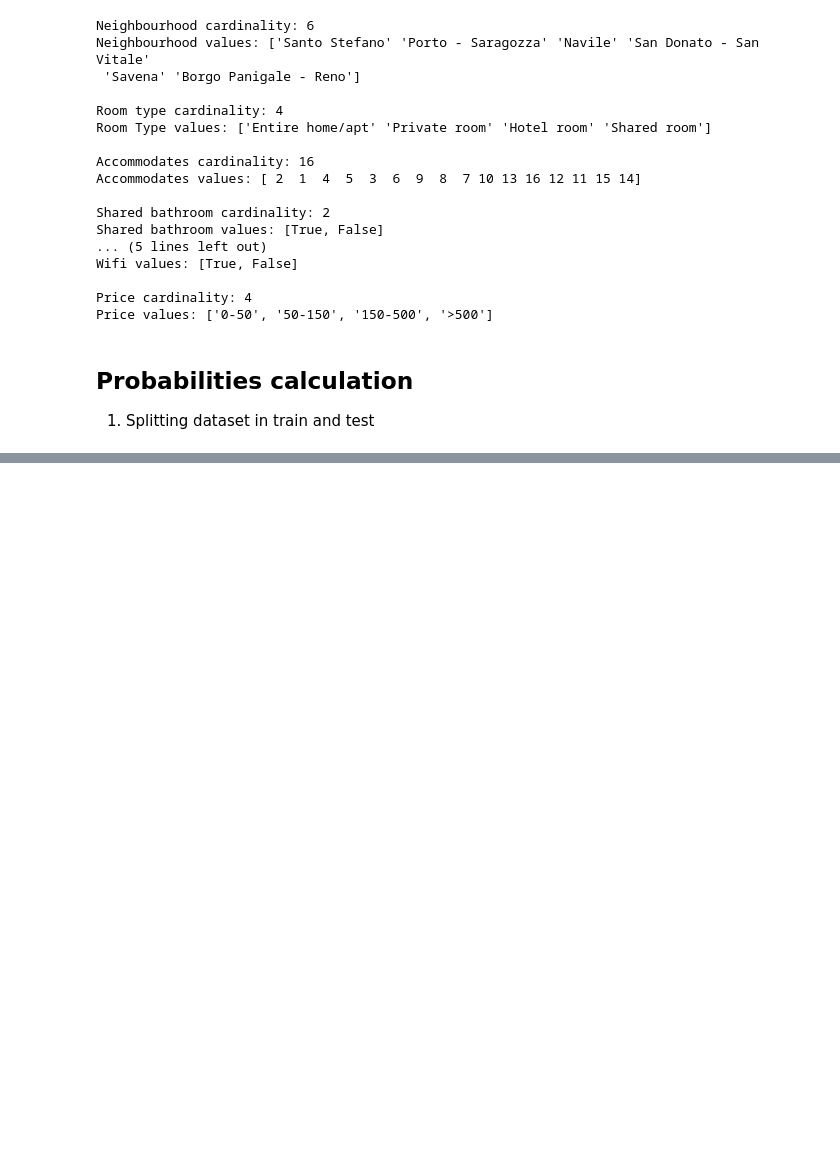
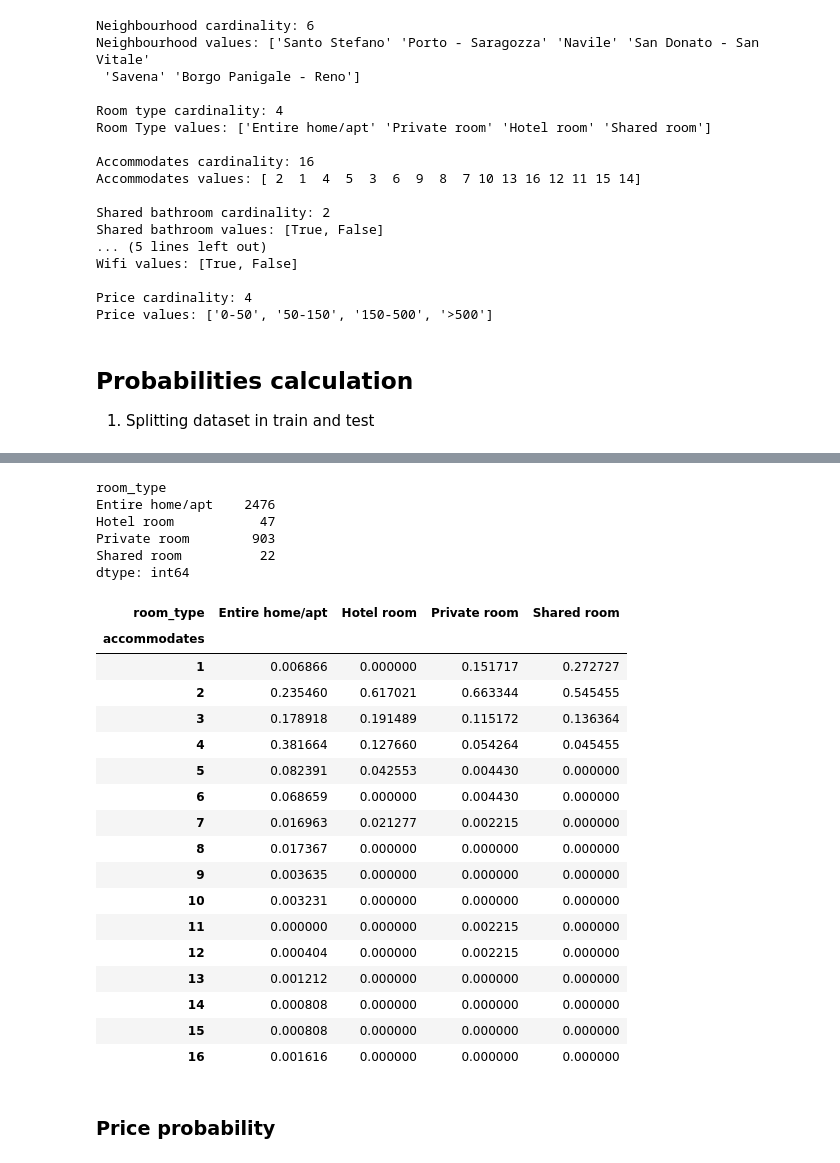
Before and after one commit to Chavelanda/Airbnb-Bayesian-Network, a Jupyter notebook: airbnb_network.ipynb, the cells around one changed output, grey strips where cells are left out. Drawn from its saved outputs; the diff is of its cells as text; code cells hidden in the pictures; blank space fills up the shorter version.

```diff
--- a/airbnb_network.ipynb
+++ b/airbnb_network.ipynb
@@ -157,0 +307,3 @@ Price values: ['0-50', '50-150', '150-500', '>500']
+# %%
+accommodates_roomtype_count = listings_cleaned.groupby(['accommodates', 'room_type']).size()
+accommodates_roomtype_count
@@ -157,0 +328,34 @@ Price values: ['0-50', '50-150', '150-500', '>500']
+# %%
+roomtype_count = listings_cleaned.groupby(['room_type']).size()
+roomtype_count
+# %% [output]
+room_type
+Entire home/apt    2476
+Hotel room           47
+Private room        903
+Shared room          22
+dtype: int64
+# %%
+accommodates_prob = (accommodates_roomtype_count / roomtype_count).unstack(fill_value=0)
+display(accommodates_prob)
+# %% [output]
+| room_type | Entire home/apt | Hotel room | Private room | Shared room |
+| accommodates |  |  |  |  |
+| 1 | 0.006866 | 0.000000 | 0.151717 | 0.272727 |
+| 2 | 0.235460 | 0.617021 | 0.663344 | 0.545455 |
+| 3 | 0.178918 | 0.191489 | 0.115172 | 0.136364 |
+| 4 | 0.381664 | 0.127660 | 0.054264 | 0.045455 |
+| 5 | 0.082391 | 0.042553 | 0.004430 | 0.000000 |
+| 6 | 0.068659 | 0.000000 | 0.004430 | 0.000000 |
+| 7 | 0.016963 | 0.021277 | 0.002215 | 0.000000 |
+| 8 | 0.017367 | 0.000000 | 0.000000 | 0.000000 |
+| 9 | 0.003635 | 0.000000 | 0.000000 | 0.000000 |
+| 10 | 0.003231 | 0.000000 | 0.000000 | 0.000000 |
+| 11 | 0.000000 | 0.000000 | 0.002215 | 0.000000 |
+| 12 | 0.000404 | 0.000000 | 0.002215 | 0.000000 |
+| 13 | 0.001212 | 0.000000 | 0.000000 | 0.000000 |
+| 14 | 0.000808 | 0.000000 | 0.000000 | 0.000000 |
+| 15 | 0.000808 | 0.000000 | 0.000000 | 0.000000 |
+| 16 | 0.001616 | 0.000000 | 0.000000 | 0.000000 |
+# %% [markdown]
+### Price probability
```
Also changed, not shown: parts of 31 cells of this notebook.
